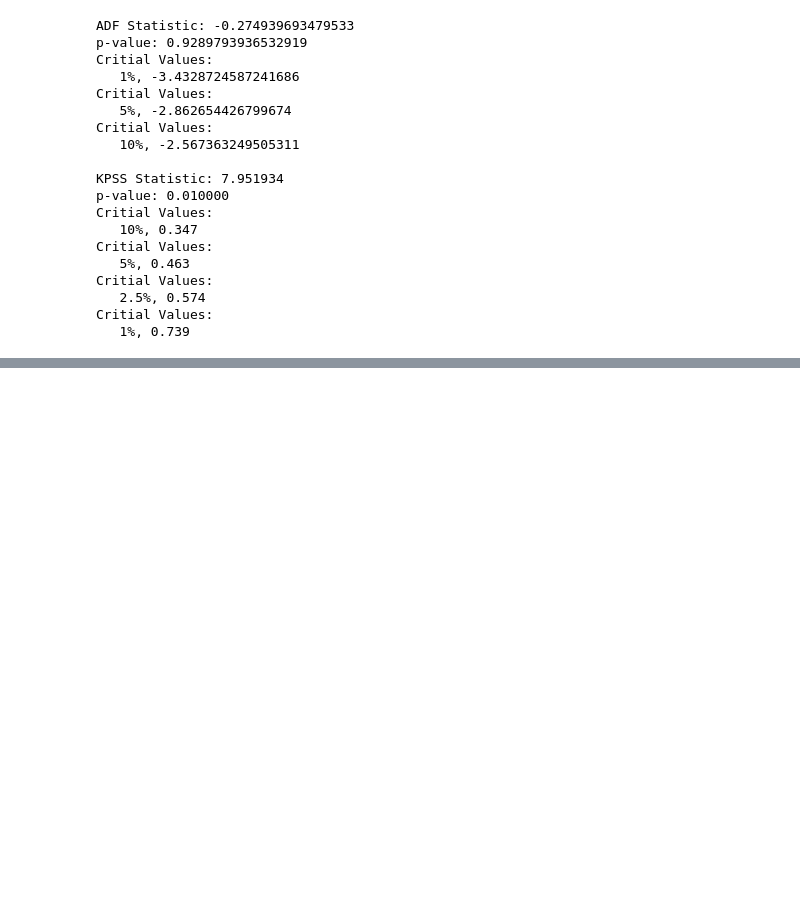
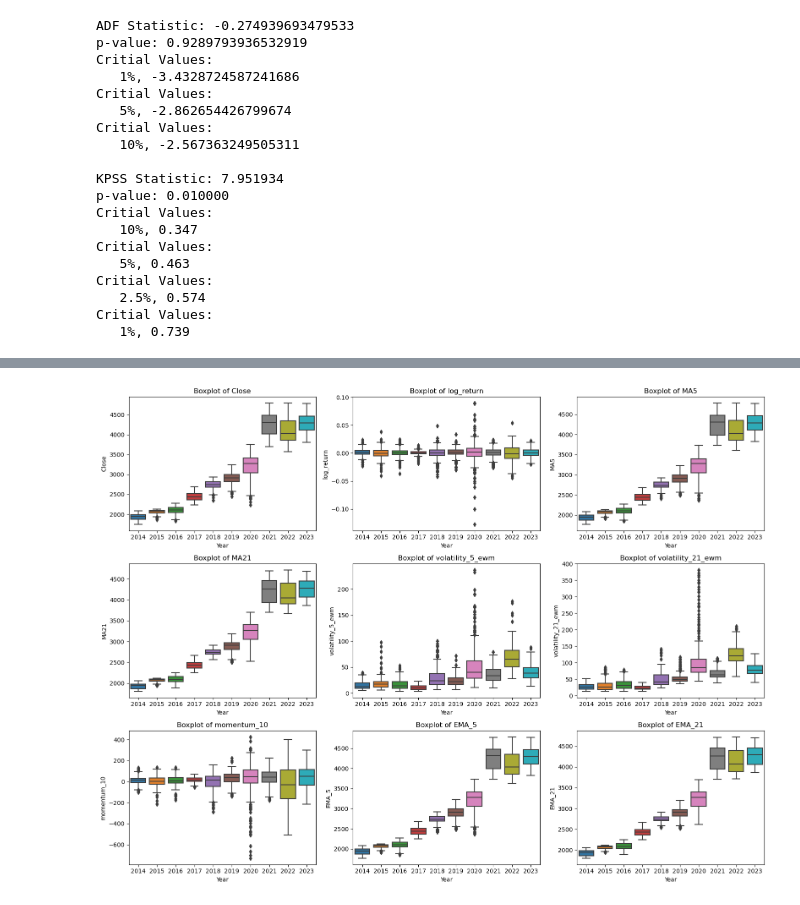
Before and after one commit to nozomu2020264/Capstone-Project---2020264-, a Jupyter notebook: S&P 500 - TS Analysis.ipynb, the cells around one changed output, grey strips where cells are left out. Cells and saved outputs as stored; diff of their text form; code cells hidden in the pictures; blank space fills up the shorter version.

```diff
--- a/S&P 500 - TS Analysis.ipynb
+++ b/S&P 500 - TS Analysis.ipynb
@@ -438,0 +681,10 @@ The approches will be evaluated in the forecasting stage, pointing which one has
+# %%
+# Drop rows where any column has NaN values
+df1 = df1.dropna()
+
+# Check for missing values.
+missing_values = df1.isnull().sum()
+
+# Print the number of missing values for each column.
+print("Missing values:")
+print(missing_values)
@@ -438,0 +717,15 @@ The approches will be evaluated in the forecasting stage, pointing which one has
+# %%
+# List of features to check for outliers
+features = ['Close', 'log_return', 'MA5', 'MA21', 'volatility_5_ewm', 'volatility_21_ewm', 'momentum_10', 'EMA_5', 'EMA_21']
+
+# Create boxplots for each feature
+plt.figure(figsize=(16, 12))
+for i, feature in enumerate(features, 1):
+    plt.subplot(3, 3, i) # 3x3 grid for 9 features
+    sns.boxplot(data=df1, x='Year', y=feature)
+    plt.title(f'Boxplot of {feature}')
+
+plt.tight_layout()
+plt.show()
+# %% [output]
+[figure, added]
```
Also changed, not shown: parts of 60 cells of this notebook.
